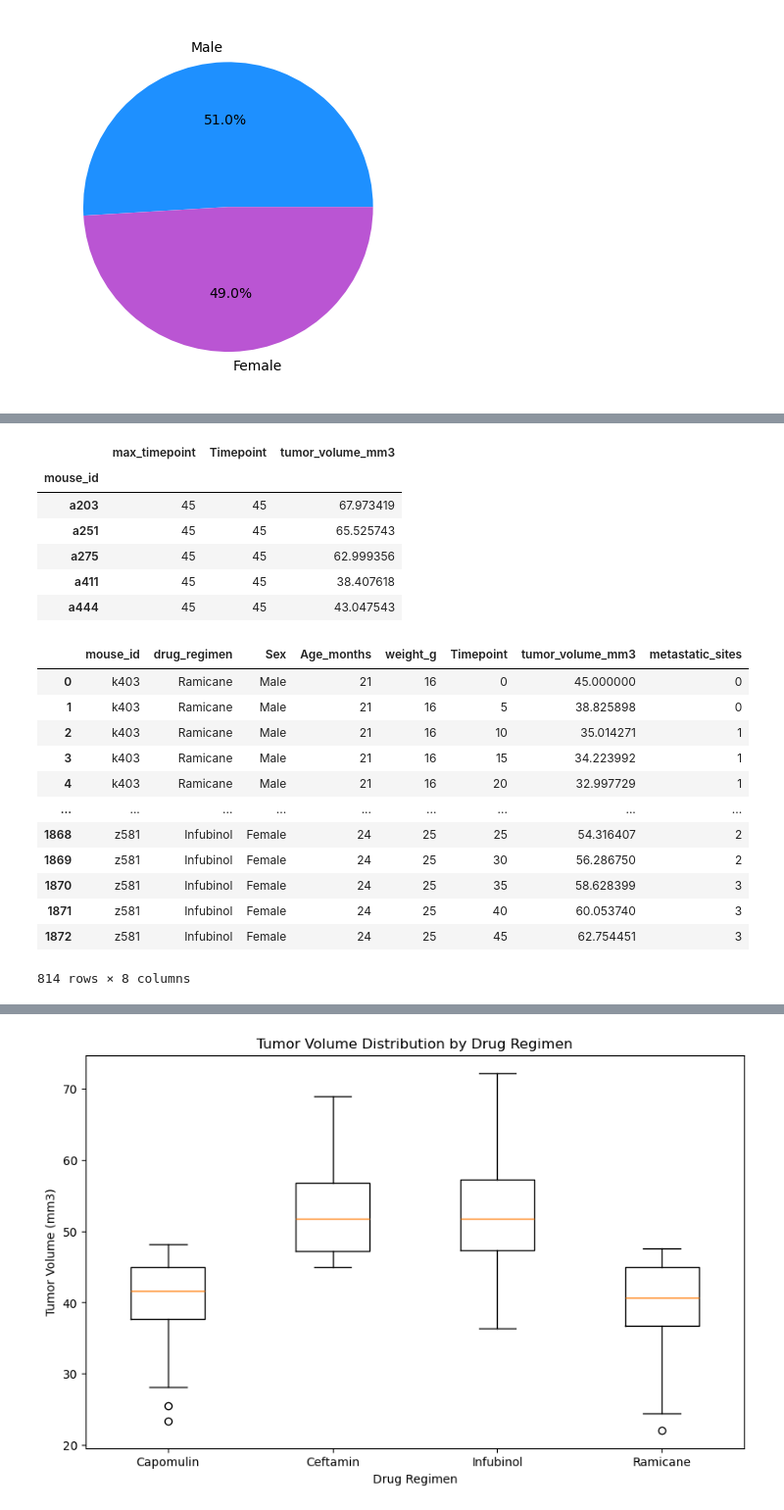
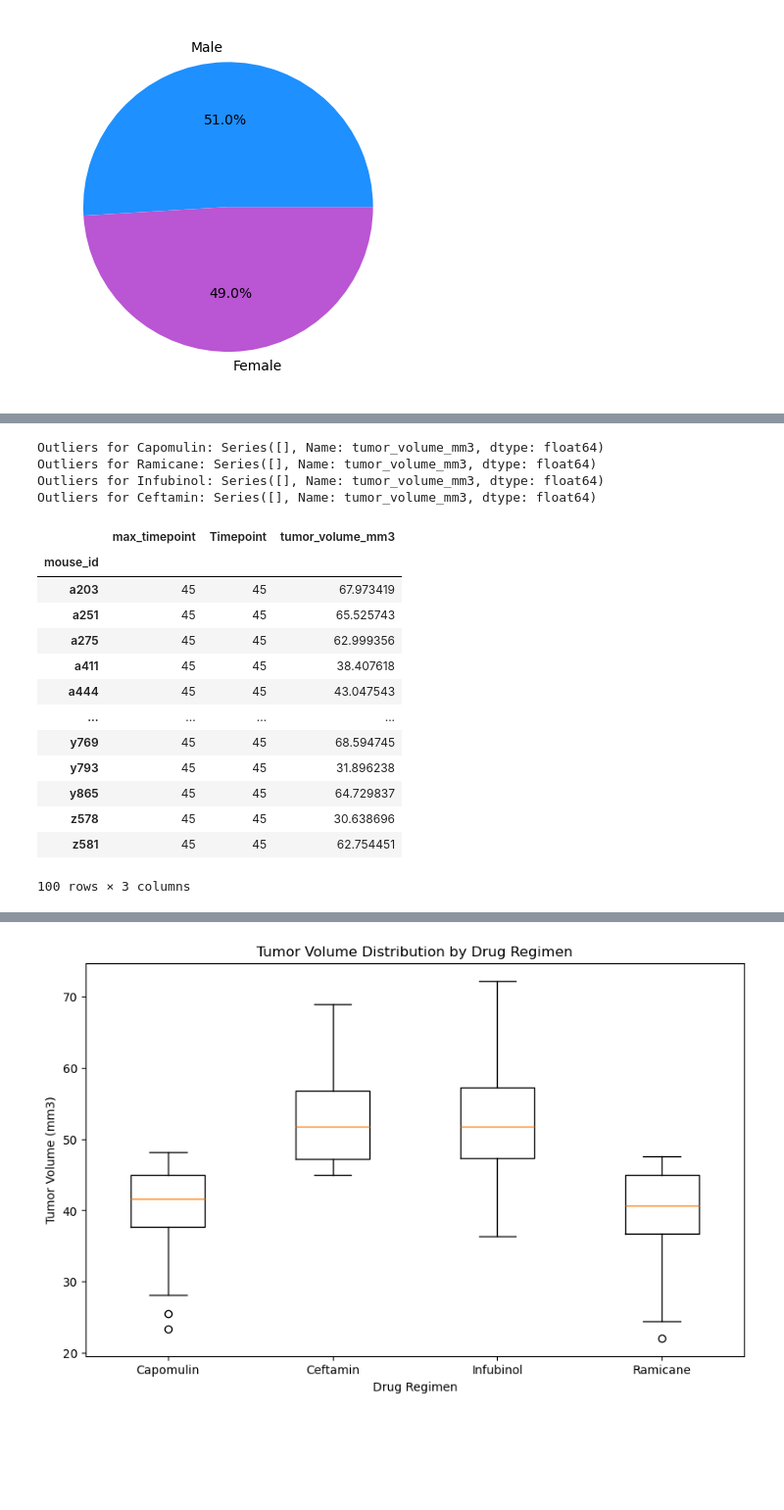
Before and after one commit to KevinPCarney/data-visualization-challenge, a Jupyter notebook: Submission/pymaceuticals_submission.ipynb, the cells around one changed output, grey strips where cells are left out. Shown: that part at 98% size. Cells and saved outputs as stored; diff of their text form; code cells hidden in the pictures; blank space fills up the shorter version.

```diff
--- a/Submission/pymaceuticals_submission.ipynb
+++ b/Submission/pymaceuticals_submission.ipynb
@@ -336,42 +330,71 @@ plt.show()
+# %%
+# Put treatments into a list for for loop (and later for plot labels): # Capomulin, Ramicane, Infubinol, and Ceftamin
+promising_drugs = ['Capomulin', 'Ramicane', 'Infubinol', 'Ceftamin']
+
+#Filter mouse_data_v2 to only have the promising drugs
+
+filtered_drug_regimen =  mouse_study_v2[mouse_study_v2['drug_regimen'].isin(promising_drugs)]
+
+# Create empty list to fill with tumor vol data (for plotting)
+promising_drugs_plot = []
+# For each promising drug
+
+    # Locate the rows which contain mice on this drug and get the tumor volumes as a series
+
+
+    # add tumor volume series to the plotting list
+
+
+    # Determine outliers using IQR, upper and lower bounds
+
+
+
+for drug in promising_drugs:
+    # Locate the rows which contain mice on this drug and get the tumor volumes as a series
+    tumor_volumes = filtered_drug_regimen.loc[filtered_drug_regimen['drug_regimen'] == drug, 'tumor_volume_mm3']
+
+    # Add tumor volume series to the plotting list
+    promising_drugs_plot.append(tumor_volumes)
+
+    # Determine outliers using IQR, upper and lower bounds
+    quartiles = tumor_volumes.quantile([0.25, .5, 0.75])
+    lower_q = quartiles[0.25]
+    upper_q = quartiles[0.75]
+    iqr = upper_q - lower_q
+
+    lower_bound = lower_q - (1.5*iqr)
+    upper_bound = upper_q + (1.5*iqr)
+
+    print(f'Outliers for {drug}: {outliers}')
+# %% [output]
+Outliers for Capomulin: Series([], Name: tumor_volume_mm3, dtype: float64)
+Outliers for Ramicane: Series([], Name: tumor_volume_mm3, dtype: float64)
+Outliers for Infubinol: Series([], Name: tumor_volume_mm3, dtype: float64)
+Outliers for Ceftamin: Series([], Name: tumor_volume_mm3, dtype: float64)
 # %%
-# Calculate the final tumor volume of each mouse across four of the treatment regimens:
-# Capomulin, Ramicane, Infubinol, and Ceftamin
-
-filtered_drug_regimen =  mouse_study_v2[mouse_study_v2['drug_regimen'].isin(['Capomulin', 'Ramicane', 'Infubinol', 'Ceftamin'])]
-
 # Start by getting the last (greatest) timepoint for each mouse
 
 
 max_filtered_drug = filtered_drug_regimen.groupby('mouse_id').agg(max_timepoint=('Timepoint', 'max'))
 max_base = mouse_study_v2.groupby('mouse_id').agg(Timepoint =('Timepoint', 'max'), tumor_volume_mm3 = ('tumor_volume_mm3', 'last'))
 
 # Merge this group df with the original DataFrame to get the tumor volume at the last timepoint
 
 study_max_merge = pd.merge(max_filtered_drug, max_base, on = ['mouse_id'], how = 'left')
 
-
-study_max_merge.head()
+study_max_merge
 # %% [output]
 |  | max_timepoint | Timepoint | tumor_volume_mm3 |
 | mouse_id |  |  |  |
 | a203 | 45 | 45 | 67.973419 |
 | a251 | 45 | 45 | 65.525743 |
 | a275 | 45 | 45 | 62.999356 |
 | a411 | 45 | 45 | 38.407618 |
 | a444 | 45 | 45 | 43.047543 |
+| ... | ... | ... | ... |
+| y769 | 45 | 45 | 68.594745 |
+| y793 | 45 | 45 | 31.896238 |
+| y865 | 45 | 45 | 64.729837 |
+| z578 | 45 | 45 | 30.638696 |
+| z581 | 45 | 45 | 62.754451 |
+100 rows × 3 columns
-# %%
-filtered_drug_regimen
-# %% [output]
-|  | mouse_id | drug_regimen | Sex | Age_months | weight_g | Timepoint | tumor_volume_mm3 | metastatic_sites |
-| 0 | k403 | Ramicane | Male | 21 | 16 | 0 | 45.000000 | 0 |
-| 1 | k403 | Ramicane | Male | 21 | 16 | 5 | 38.825898 | 0 |
-| 2 | k403 | Ramicane | Male | 21 | 16 | 10 | 35.014271 | 1 |
-| 3 | k403 | Ramicane | Male | 21 | 16 | 15 | 34.223992 | 1 |
-| 4 | k403 | Ramicane | Male | 21 | 16 | 20 | 32.997729 | 1 |
-| ... | ... | ... | ... | ... | ... | ... | ... | ... |
-| 1868 | z581 | Infubinol | Female | 24 | 25 | 25 | 54.316407 | 2 |
-| 1869 | z581 | Infubinol | Female | 24 | 25 | 30 | 56.286750 | 2 |
-| 1870 | z581 | Infubinol | Female | 24 | 25 | 35 | 58.628399 | 3 |
-| 1871 | z581 | Infubinol | Female | 24 | 25 | 40 | 60.053740 | 3 |
-| 1872 | z581 | Infubinol | Female | 24 | 25 | 45 | 62.754451 | 3 |
-814 rows × 8 columns
```
Also changed, not shown: parts of 14 cells of this notebook.
